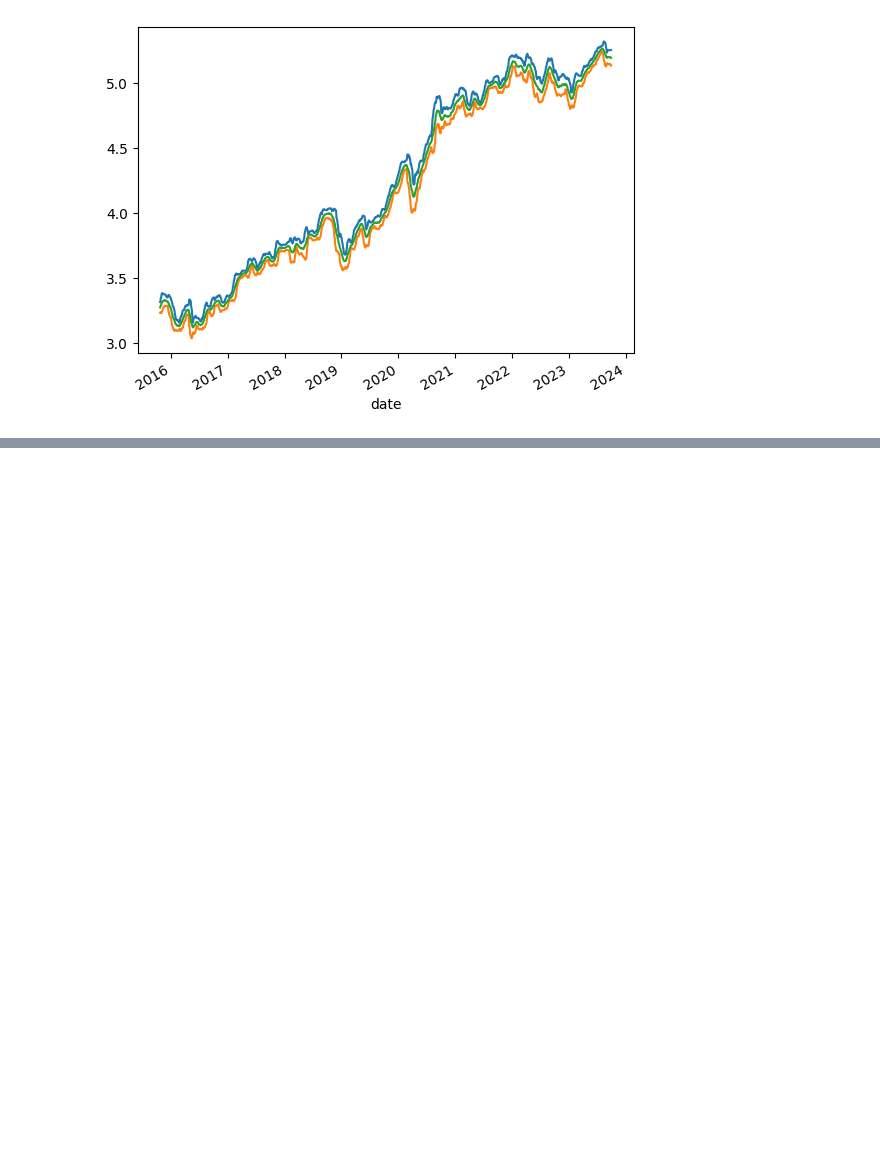
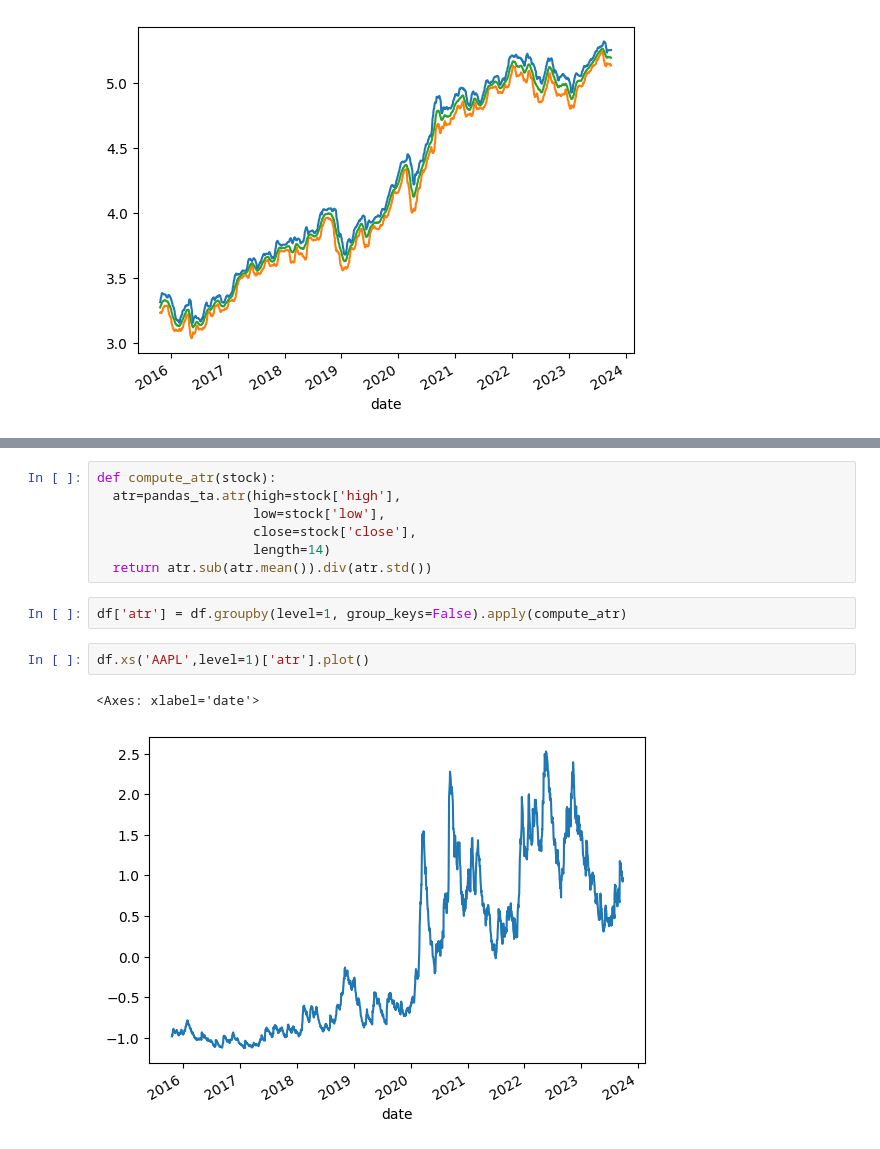
Before and after one commit to ranjan2829/Quant, a Jupyter notebook: Quant_&_Algorithmic_trading_strategy.ipynb, the cells around one changed output, grey strips where cells are left out. Drawn from its saved outputs; the diff is of its cells as text; blank space fills up the shorter version.

```diff
--- a/Quant_&_Algorithmic_trading_strategy.ipynb
+++ b/Quant_&_Algorithmic_trading_strategy.ipynb
@@ -121,0 +139,14 @@ df.xs("AAPL",level=1)['bb_mid'].plot()
+# %%
+def compute_atr(stock):
+  atr=pandas_ta.atr(high=stock['high'],
+                    low=stock['low'],
+                    close=stock['close'],
+                    length=14)
+  return atr.sub(atr.mean()).div(atr.std())
+# %%
+df['atr'] = df.groupby(level=1, group_keys=False).apply(compute_atr)
+# %%
+df.xs('AAPL',level=1)['atr'].plot()
+# %% [output]
+<Axes: xlabel='date'>
+[figure, added]
```
Also changed, not shown: parts of 1 cell of this notebook.
